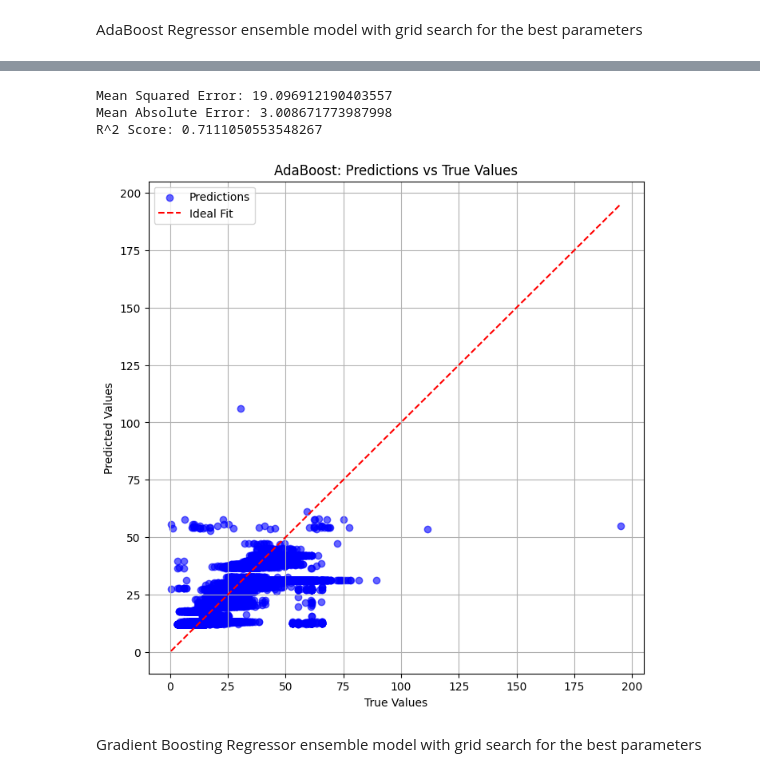
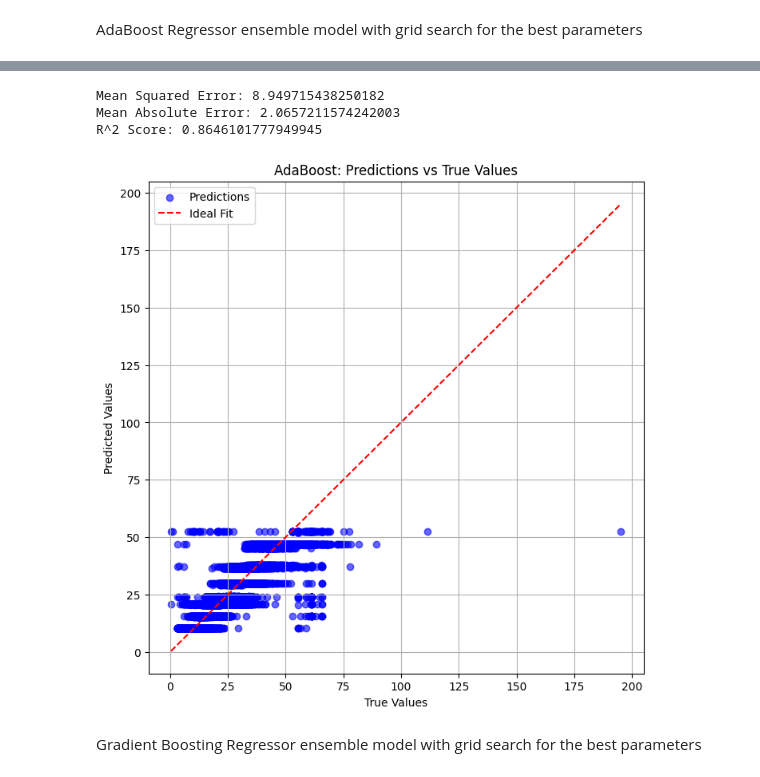
Before and after one commit to BrembillaNiccolo/MLFinalProjectUIC, a Jupyter notebook: Preprocessing2/EnsembleModels.ipynb, the cells around one changed output, grey strips where cells are left out. Drawn from its saved outputs; the diff is of its cells as text; code cells hidden in the pictures.

```diff
--- a/Preprocessing2/EnsembleModels.ipynb
+++ b/Preprocessing2/EnsembleModels.ipynb
@@ -208,23 +208,23 @@ Best R^2 Score: 0.8429197182529088
 # %%
-boosting_ada = AdaBoostRegressor(n_estimators=50, learning_rate=0.1, random_state=42)
+boosting_ada = AdaBoostRegressor(n_estimators=50, learning_rate=0.01, random_state=42)
 boosting_ada.fit(X_train, y_train)
 
 y_pred = boosting_ada.predict(X_test)
 
 mse_adaboost = mean_squared_error(y_test, y_pred)
 mae_adaboost = mean_absolute_error(y_test, y_pred)
 r2_adaboost = r2_score(y_test, y_pred)
 
 print("Mean Squared Error:", mse_adaboost)
 print("Mean Absolute Error:", mae_adaboost)
 print("R^2 Score:", r2_adaboost)
 
 plot_predictions_vs_true(y_test, y_pred, "AdaBoost")
 # %% [output]
-Mean Squared Error: 19.096912190403557
-Mean Absolute Error: 3.008671773987998
-R^2 Score: 0.7111050553548267
+Mean Squared Error: 8.949715438250182
+Mean Absolute Error: 2.0657211574242003
+R^2 Score: 0.8646101777949945
-[figure, old version]
+[figure, new version]
 # %% [markdown]
 Gradient Boosting Regressor ensemble model with grid search for the best parameters
 # %%
```
Also changed, not shown: parts of 6 cells of this notebook, 2 other files.
